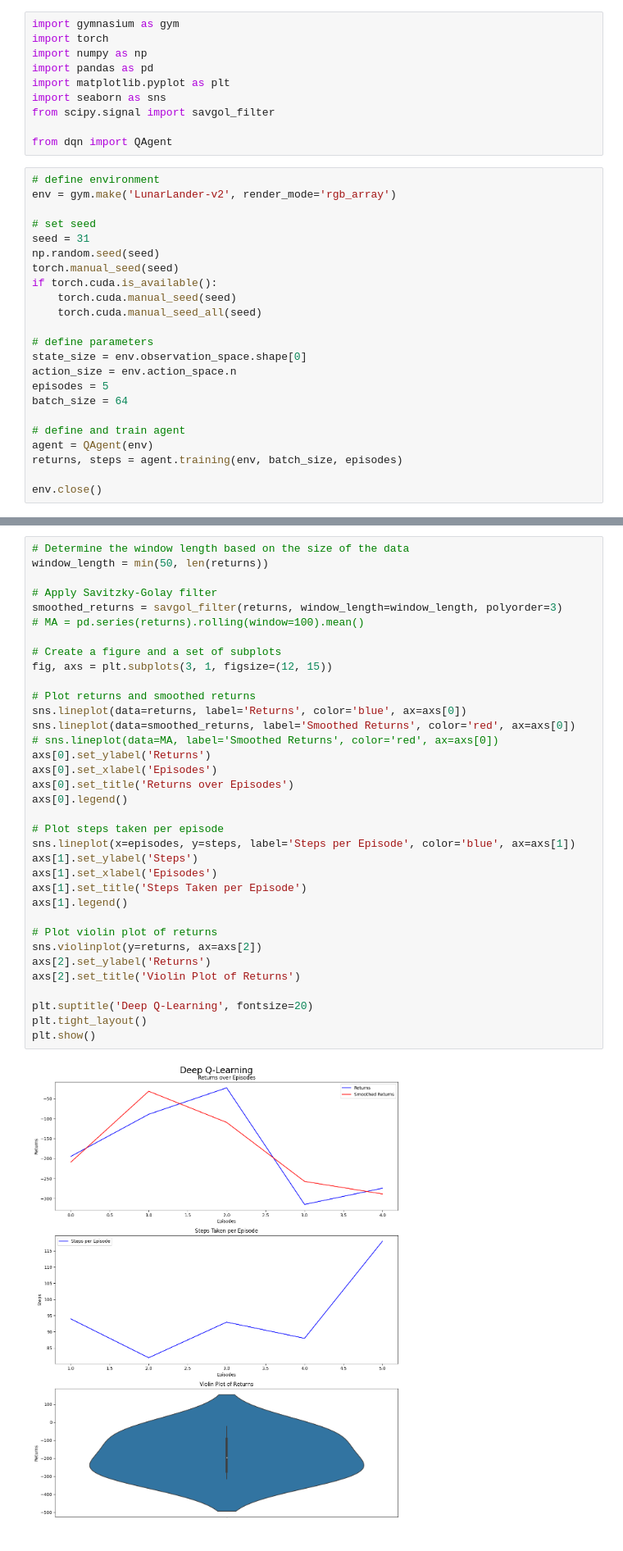
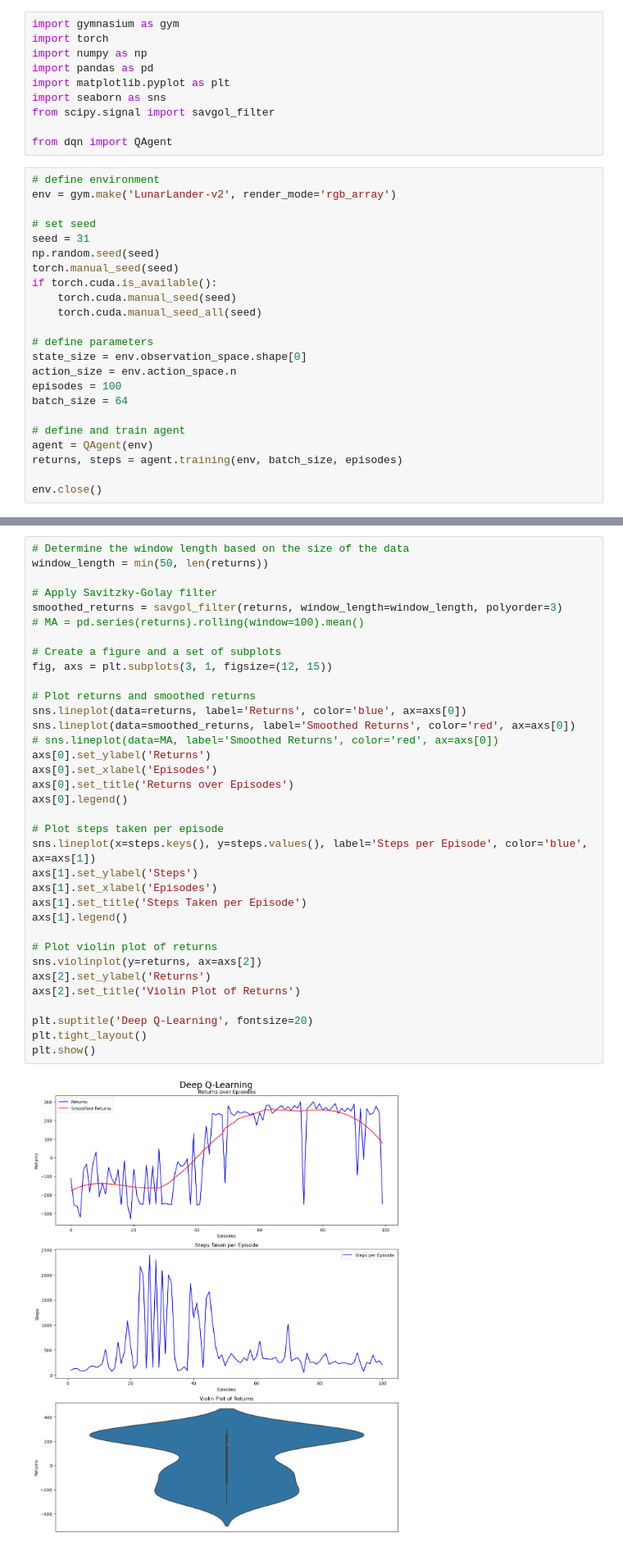
Before and after one commit to DavidAlexanderMoe/Lunar_Lander_DeepRL, a Jupyter notebook: Discrete/Deep_QLearning/training_DQN.ipynb, the cells around one changed output, grey strips where cells are left out. Shown at 82% size. Drawn from its saved outputs; the diff is of its cells as text.

```diff
--- a/Discrete/Deep_QLearning/training_DQN.ipynb
+++ b/Discrete/Deep_QLearning/training_DQN.ipynb
@@ -25,7 +25,7 @@ if torch.cuda.is_available():
 # define parameters
 state_size = env.observation_space.shape[0]
 action_size = env.action_space.n
-episodes = 5
+episodes = 100
 batch_size = 64
 
 # define and train agent
@@ -53,32 +65,32 @@ window_length = min(50, len(returns))
 smoothed_returns = savgol_filter(returns, window_length=window_length, polyorder=3)
 # MA = pd.series(returns).rolling(window=100).mean()
 
 # Create a figure and a set of subplots
 fig, axs = plt.subplots(3, 1, figsize=(12, 15))
 
 # Plot returns and smoothed returns
 sns.lineplot(data=returns, label='Returns', color='blue', ax=axs[0])
 sns.lineplot(data=smoothed_returns, label='Smoothed Returns', color='red', ax=axs[0])
 # sns.lineplot(data=MA, label='Smoothed Returns', color='red', ax=axs[0])
 axs[0].set_ylabel('Returns')
 axs[0].set_xlabel('Episodes')
 axs[0].set_title('Returns over Episodes')
 axs[0].legend()
 
 # Plot steps taken per episode
-sns.lineplot(x=episodes, y=steps, label='Steps per Episode', color='blue', ax=axs[1])
+sns.lineplot(x=steps.keys(), y=steps.values(), label='Steps per Episode', color='blue', ax=axs[1])
 axs[1].set_ylabel('Steps')
 axs[1].set_xlabel('Episodes')
 axs[1].set_title('Steps Taken per Episode')
 axs[1].legend()
 
 # Plot violin plot of returns
 sns.violinplot(y=returns, ax=axs[2])
 axs[2].set_ylabel('Returns')
 axs[2].set_title('Violin Plot of Returns')
 
 plt.suptitle('Deep Q-Learning', fontsize=20)
 plt.tight_layout()
 plt.show()
 # %% [output]
-[figure, old version]
+[figure, new version]
```
Also changed, not shown: parts of 2 cells of this notebook, 13 other files.
